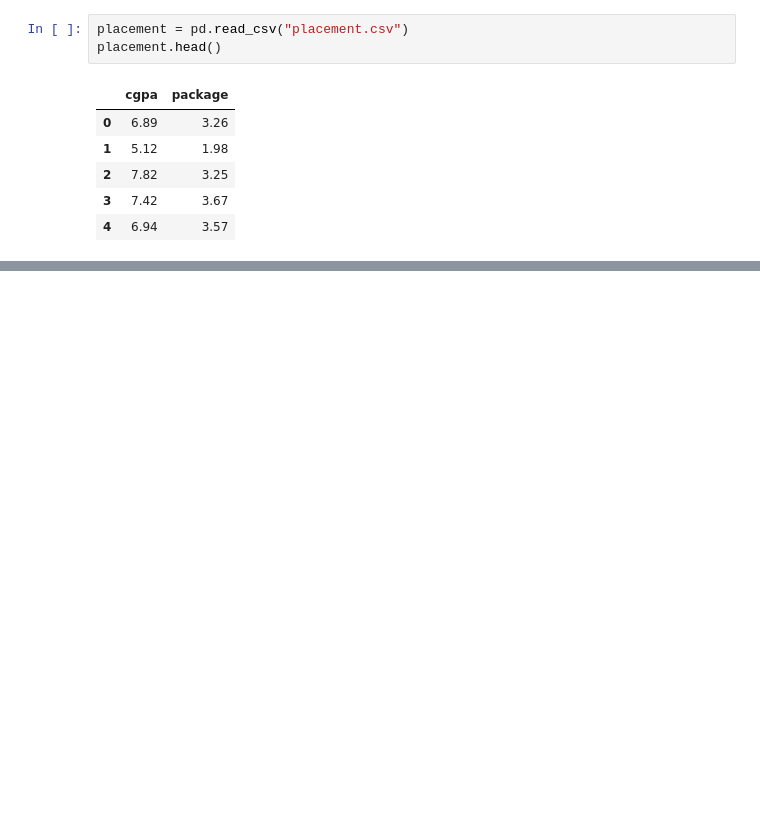
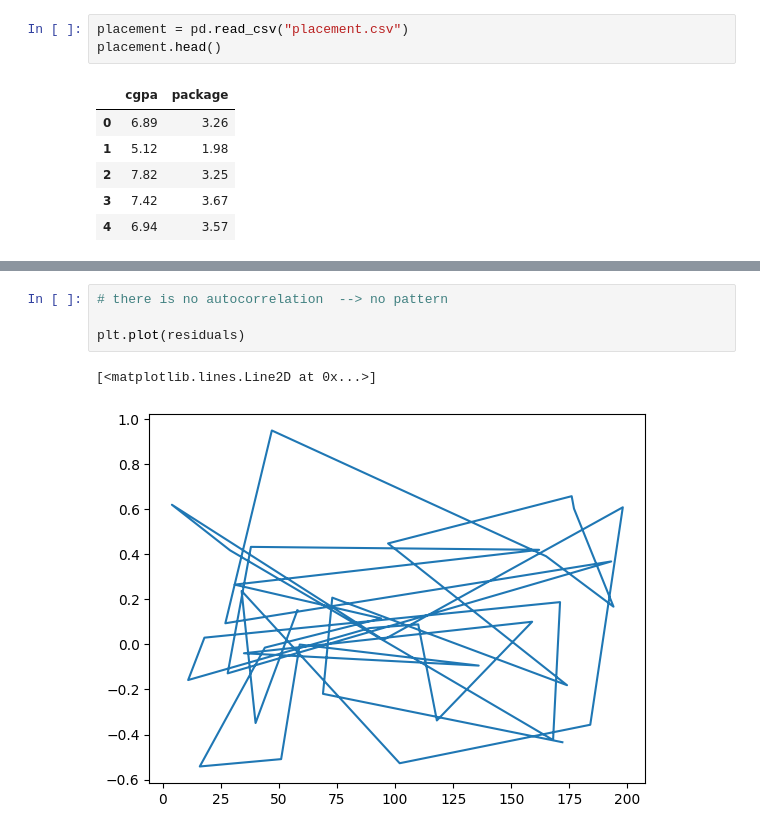
Before and after one commit to SaurabhLomate/Learn_AI-ML, a Jupyter notebook: machineLearning/01_regression/lin_regression.ipynb, the cells around one changed output, grey strips where cells are left out. Cells and saved outputs as stored; diff of their text form; blank space fills up the shorter version.

```diff
--- a/machineLearning/01_regression/lin_regression.ipynb
+++ b/machineLearning/01_regression/lin_regression.ipynb
@@ -33,0 +77,7 @@ array([[2.92088703]])
+# %%
+# there is no autocorrelation  --> no pattern
+
+plt.plot(residuals)
+# %% [output]
+[<matplotlib.lines.Line2D at 0x...>]
+[figure, added]
```
Also changed, not shown: parts of 10 cells of this notebook, 6 other files.
